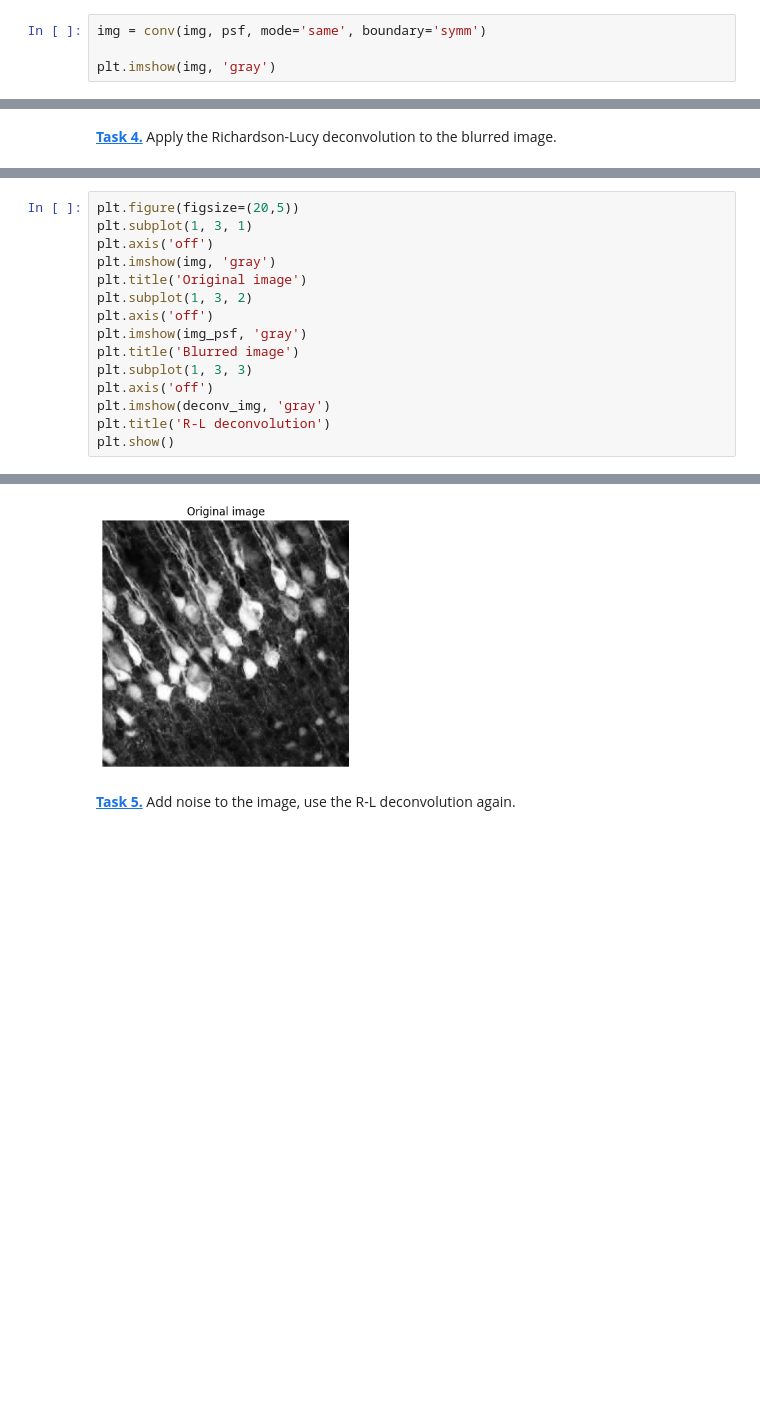
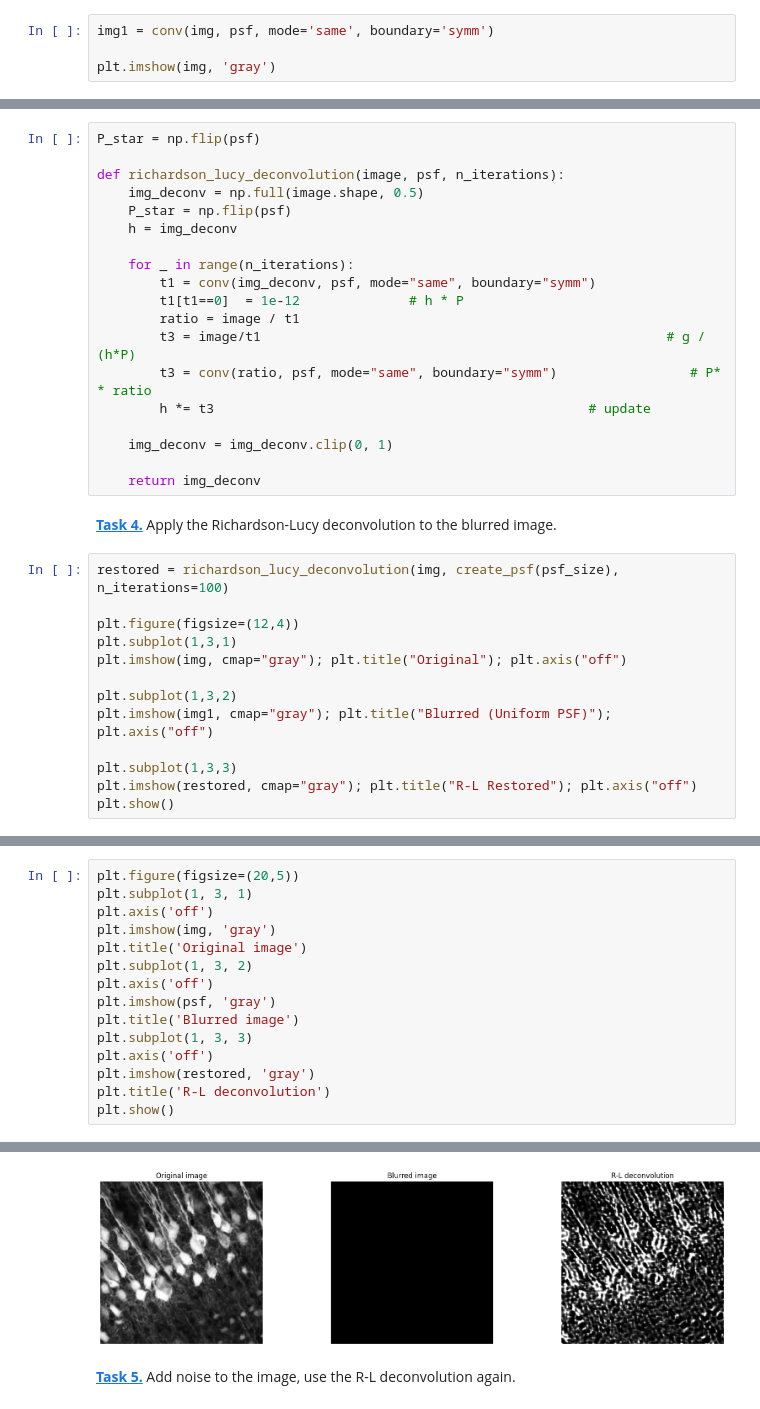
Before and after one commit to Bentrexte/mobi-fs5-python, a Jupyter notebook: deconvolution.ipynb, the cells around one changed output, grey strips where cells are left out. Saved outputs shown, nothing was run; the diff lists cells and outputs as text; blank space fills up the shorter version.

```diff
--- a/deconvolution.ipynb
+++ b/deconvolution.ipynb
@@ -23,7 +23,7 @@ plt.imshow(img, 'gray')
 psf_size = 10
 psf = np.ones((psf_size, psf_size)) / psf_size ** 2
 # %%
-img = conv(img, psf, mode='same', boundary='symm')
+img1 = conv(img, psf, mode='same', boundary='symm')
 
 plt.imshow(img, 'gray')
 # %% [output]
@@ -60,2 +59,34 @@ def richardson_lucy_deconvolution(image, psf, n_iterations):
+# %%
+P_star = np.flip(psf)
+
+def richardson_lucy_deconvolution(image, psf, n_iterations):
+    img_deconv = np.full(image.shape, 0.5)
+    P_star = np.flip(psf)
+    h = img_deconv
+
+    for _ in range(n_iterations):
+        t1 = conv(img_deconv, psf, mode="same", boundary="symm")
+        t1[t1==0]  = 1e-12              # h * P
+        ratio = image / t1
+        t3 = image/t1                                                    # g / (h*P)
+        t3 = conv(ratio, psf, mode="same", boundary="symm")                 # P* * ratio
+        h *= t3                                                # update
+
+    img_deconv = img_deconv.clip(0, 1)
+
+    return img_deconv
 # %% [markdown]
 **[Task 4.]()** Apply the Richardson-Lucy deconvolution to the blurred image.
+# %%
+restored = richardson_lucy_deconvolution(img, create_psf(psf_size), n_iterations=100)
+
+plt.figure(figsize=(12,4))
+plt.subplot(1,3,1)
+plt.imshow(img, cmap="gray"); plt.title("Original"); plt.axis("off")
+
+plt.subplot(1,3,2)
+plt.imshow(img1, cmap="gray"); plt.title("Blurred (Uniform PSF)"); plt.axis("off")
+
+plt.subplot(1,3,3)
+plt.imshow(restored, cmap="gray"); plt.title("R-L Restored"); plt.axis("off")
+plt.show()
@@ -67,11 +100,11 @@ plt.imshow(img, 'gray')
 plt.title('Original image')
 plt.subplot(1, 3, 2)
 plt.axis('off')
-plt.imshow(img_psf, 'gray')
+plt.imshow(psf, 'gray')
 plt.title('Blurred image')
 plt.subplot(1, 3, 3)
 plt.axis('off')
-plt.imshow(deconv_img, 'gray')
+plt.imshow(restored, 'gray')
 plt.title('R-L deconvolution')
 plt.show()
 # %% [output]
@@ -79,4 +111,4 @@ NameError: name 'img_psf' is not defined
-[figure, old version]
+[figure, new version]
 # %% [markdown]
 **[Task 5.]()** Add noise to the image, use the R-L deconvolution again.
 # %%
```
Also changed, not shown: parts of 10 cells of this notebook.
